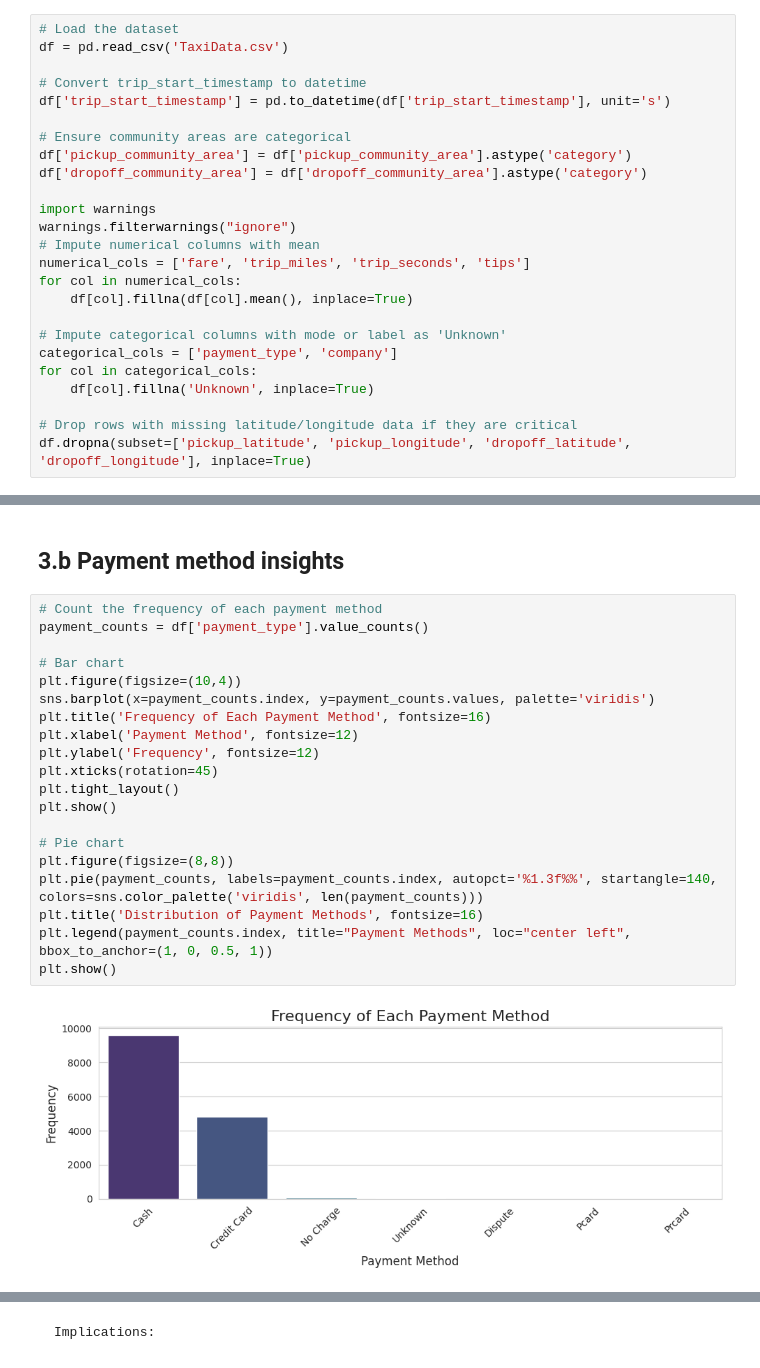
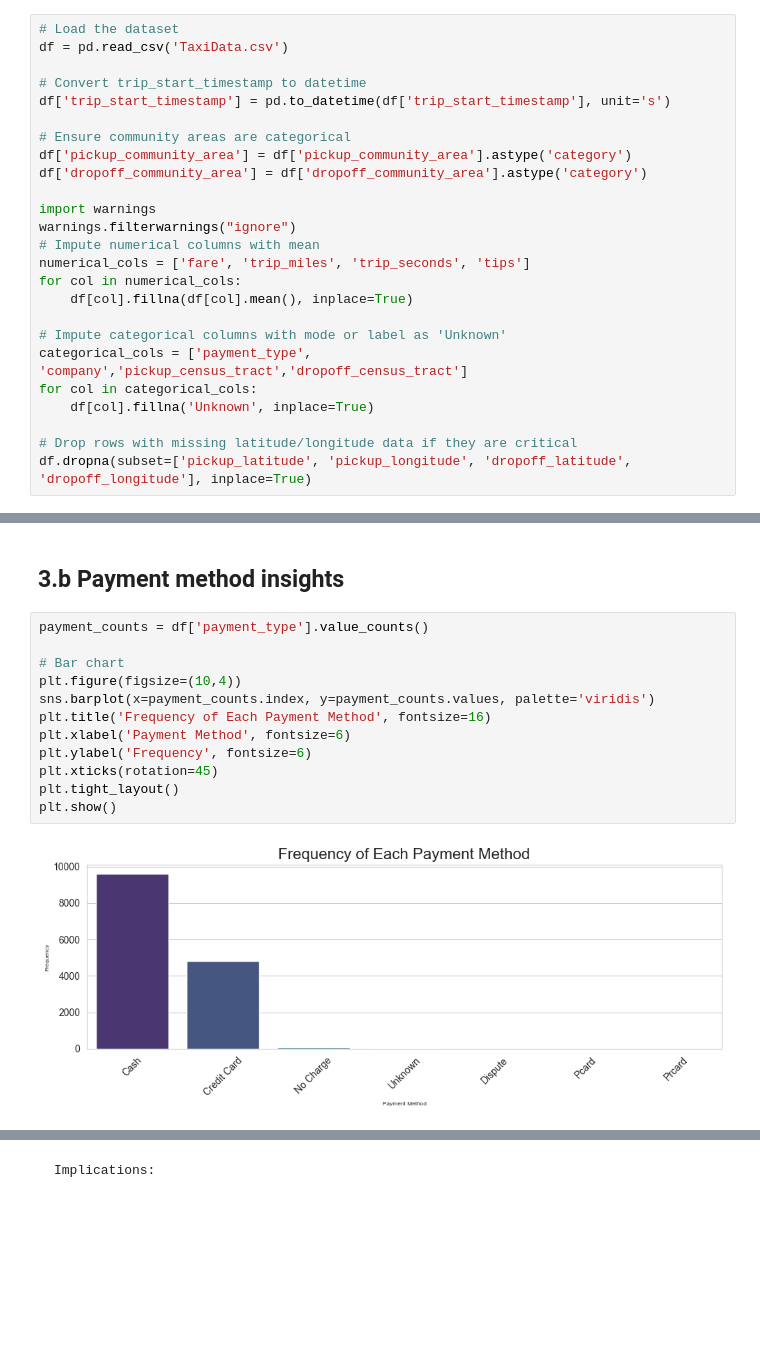
Before and after one commit to MalayKedia/CS215_assignments, a Jupyter notebook: Assignment5/Q3.ipynb, the cells around one changed output, grey strips where cells are left out. Saved outputs shown, nothing was run; the diff lists cells and outputs as text; blank space fills up the shorter version.

```diff
--- a/Assignment5/Q3.ipynb
+++ b/Assignment5/Q3.ipynb
@@ -25,7 +25,7 @@ for col in numerical_cols:
     df[col].fillna(df[col].mean(), inplace=True)
 
 # Impute categorical columns with mode or label as 'Unknown'
-categorical_cols = ['payment_type', 'company']
+categorical_cols = ['payment_type', 'company','pickup_census_tract','dropoff_census_tract']
 for col in categorical_cols:
     df[col].fillna('Unknown', inplace=True)
 
@@ -341,24 +157,16 @@ Cluster of Stable Fares: During midday (10-15 hours), the fares are more stable
 # %% [markdown]
 ## 3.b Payment method insights
 # %%
-# Count the frequency of each payment method
 payment_counts = df['payment_type'].value_counts()
 
 # Bar chart
 plt.figure(figsize=(10,4))
 sns.barplot(x=payment_counts.index, y=payment_counts.values, palette='viridis')
 plt.title('Frequency of Each Payment Method', fontsize=16)
-plt.xlabel('Payment Method', fontsize=12)
-plt.ylabel('Frequency', fontsize=12)
+plt.xlabel('Payment Method', fontsize=6)
+plt.ylabel('Frequency', fontsize=6)
 plt.xticks(rotation=45)
 plt.tight_layout()
 plt.show()
-
-# Pie chart
-plt.figure(figsize=(8,8))
-plt.pie(payment_counts, labels=payment_counts.index, autopct='%1.3f%%', startangle=140, colors=sns.color_palette('viridis', len(payment_counts)))
-plt.title('Distribution of Payment Methods', fontsize=16)
-plt.legend(payment_counts.index, title="Payment Methods", loc="center left", bbox_to_anchor=(1, 0, 0.5, 1))
-plt.show()
 # %% [output]
-[figure, old version]
+[figure, new version]
```
Also changed, not shown: parts of 32 cells of this notebook, 3 other files.
